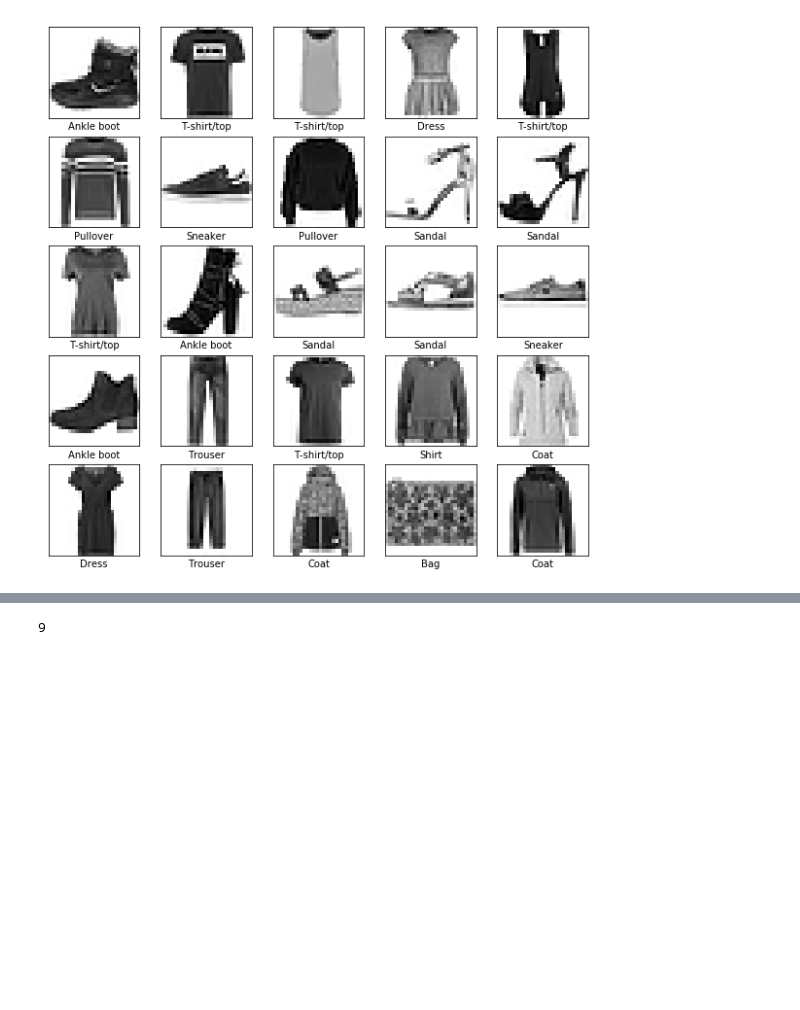
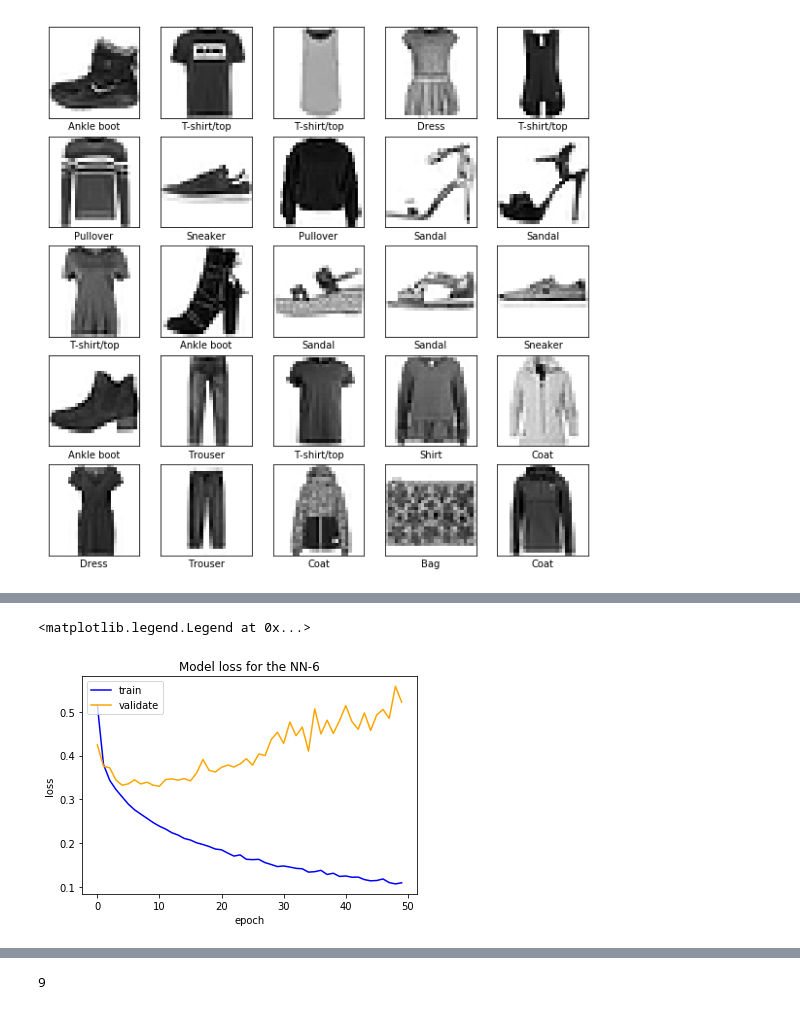
Before and after one commit to codingyogini/TensorFlow-NNs, a Jupyter notebook: NN_MNIST_depth.ipynb, the cells around one changed output, grey strips where cells are left out. Cells and saved outputs as stored; diff of their text form; code cells hidden in the pictures; blank space fills up the shorter version.

```diff
--- a/NN_MNIST_depth.ipynb
+++ b/NN_MNIST_depth.ipynb
@@ -69,0 +272,7 @@ for i in range(25):
+# %%
+# NN-6, 50 epochs
+history_NN6_50=model_6.fit(train_images, train_labels, epochs=50, validation_split=0.2)
+
+test_loss, test_acc = model_6.evaluate(test_images, test_labels)
+print("Model - 6 layers - test loss:", test_loss * 100)
+print("Model - 6 layers - test accuracy:", test_acc * 100)
@@ -69,0 +297,11 @@ for i in range(25):
+# %%
+#Plot loss results for training data and testing data
+plt.plot(history_NN6_50.history['loss'], 'blue')
+plt.plot(history_NN6_50.history['val_loss'], 'orange')
+plt.title('Model loss for the NN-6')
+plt.ylabel('loss')
+plt.xlabel('epoch')
+plt.legend(['train', 'validate'], loc='upper left')
+# %% [output]
+<matplotlib.legend.Legend at 0x...>
+[figure, added]
```
Also changed, not shown: parts of 44 cells of this notebook.
